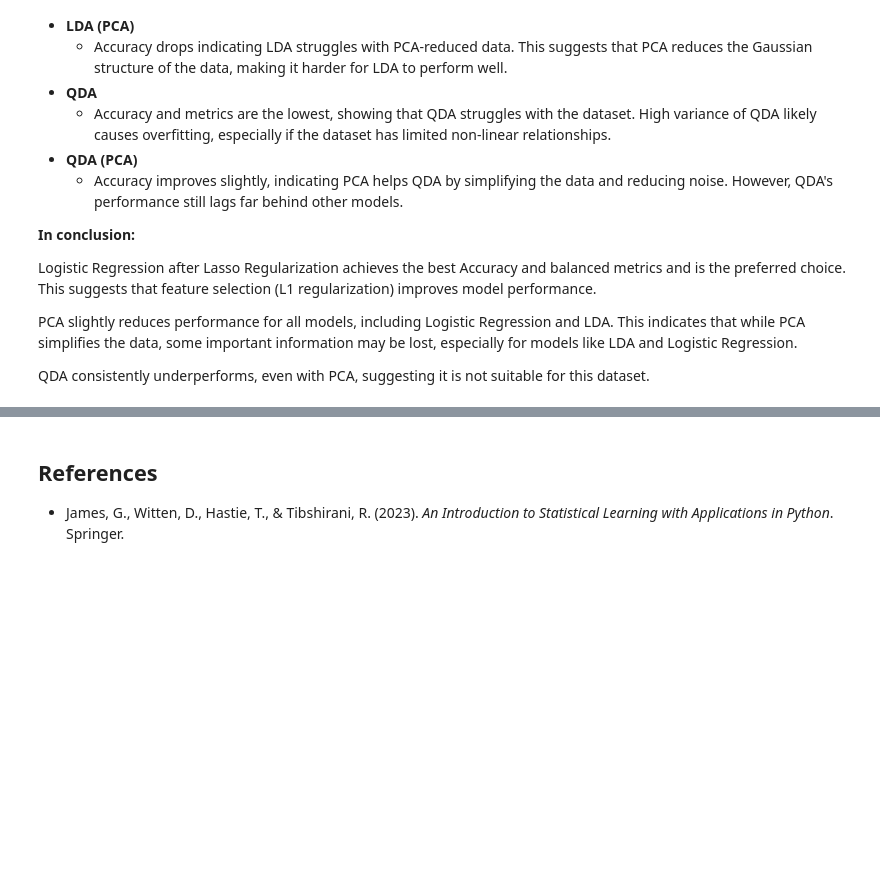
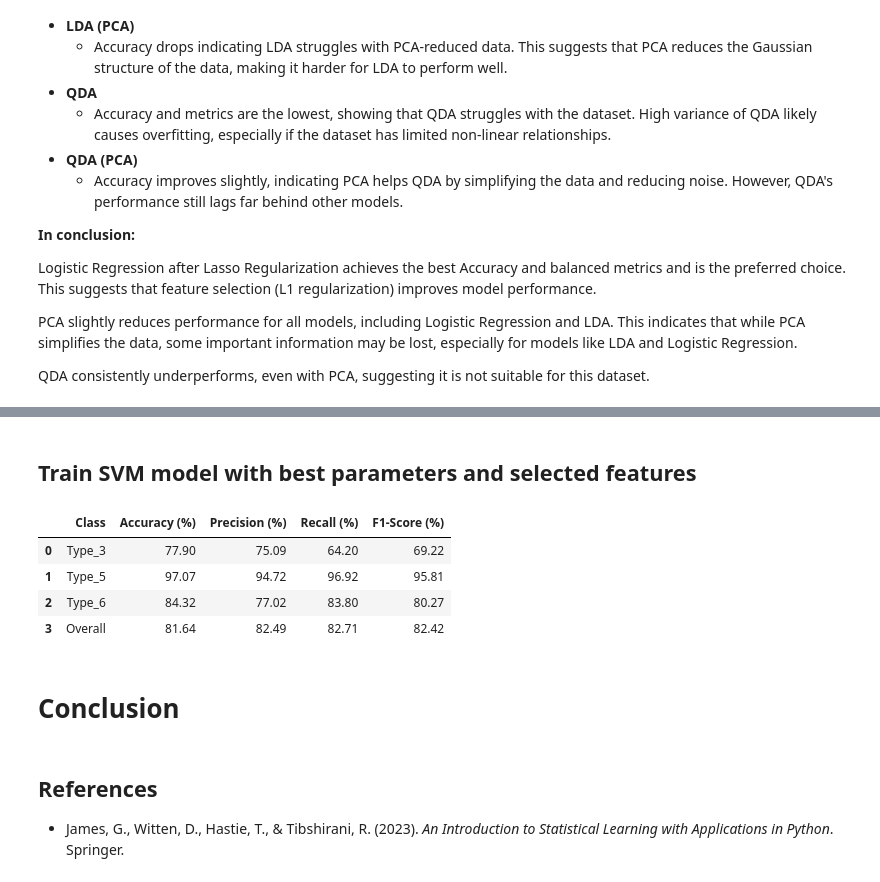
Before and after one commit to jorgemartins1986/APRAU_1050497_1050532, a Jupyter notebook: assignment.ipynb, the cells around one changed output, grey strips where cells are left out. Saved outputs shown, nothing was run; the diff lists cells and outputs as text; code cells hidden in the pictures; blank space fills up the shorter version.

```diff
--- a/assignment.ipynb
+++ b/assignment.ipynb
@@ -1874,0 +2157,19 @@ QDA consistently underperforms, even with PCA, suggesting it is not suitable for
+# %%
+# Initialize environment and agent with more suitable parameters
+env_svm = FeatureSelectionEnv(X_selected, y_rl, model_choice='svm')
+agent_svm = QLearningAgent(n_features=X_selected.shape[1], alpha=0.1, gamma=0.90, epsilon=0.2)
+
+# Train the agent with more episodes and print progress less frequently
+print("Training agent...")
+best_reward_svm, best_features_svm = train_agent(env_svm, agent_svm, episodes=1000, patience=100)
+
+print("\nTraining completed!")
+print(f"Best reward achieved: {best_reward_svm}")
+print(f"Selected features: {best_features_svm}")
+
+# If you want to see the importance of the selected features
+if best_features_svm:
+	selected_feature_names = [X_encoded.columns[i] for i in best_features_svm]
+	print("\nSelected feature names:")
+	for i, name in enumerate(selected_feature_names):
+		print(f"{i+1}. {name}")
@@ -1875,3 +2194,62 @@ QDA consistently underperforms, even with PCA, suggesting it is not suitable for
+# %% [markdown]
+## Train SVM model with best parameters and selected features
+# %%
+# Extract the best features from the dataset
+X_best_features = X_selected[:, best_features_svm]
+
+# Split the data into train and test sets with 80%/20% distribution
+X_train_best, X_test_best, y_train_best, y_test_best = train_test_split(X_best_features, y_rl, test_size=0.2, random_state=42, stratify=y_rl)
+
+# Initialize the SVM classifier with the best hyperparameters found earlier
+svm_best = SVC(
+    probability=True,
+    C=10,
+    gamma='scale',
+    kernel='rbf',
+    random_state=42
+)
+
+# Train the model
+svm_best.fit(X_train_best, y_train_best)
+
+# Predict the vegetation type for the test data
+y_pred_svm_best = svm_best.predict(X_test_best)
+
+# Evaluate the model
+accuracy_svm_best = balanced_accuracy_score(y_test_best, y_pred_svm_best)
+report_svm_best = classification_report(y_test_best, y_pred_svm_best, target_names=label_encoder_rl.classes_, output_dict=True)
+
+# Display results in a table
+results_svm_best = pd.DataFrame({
+    'Class': label_encoder_rl.classes_,
+    'Accuracy (%)': [
+        balanced_accuracy_score(y_test_best == i, y_pred_svm_best == i) * 100
+        for i in range(len(label_encoder_rl.classes_))
+    ],
+    'Precision (%)': [round(report_svm_best[cls]['precision'] * 100, 2) for cls in label_encoder_rl.classes_],
+    'Recall (%)': [round(report_svm_best[cls]['recall'] * 100, 2) for cls in label_encoder_rl.classes_],
+    'F1-Score (%)': [round(report_svm_best[cls]['f1-score'] * 100, 2) for cls in label_encoder_rl.classes_]
+})
+
+# Add overall metrics
+results_overall_svm_best = pd.DataFrame({
+    'Class': ['Overall'],
+    'Accuracy (%)': [accuracy_svm_best * 100],
+    'Precision (%)': [report_svm_best['weighted avg']['precision'] * 100],
+    'Recall (%)': [report_svm_best['weighted avg']['recall'] * 100],
+    'F1-Score (%)': [report_svm_best['weighted avg']['f1-score'] * 100]
+})
+
+results_svm_best = pd.concat([results_svm_best, results_overall_svm_best], ignore_index=True)
+display(results_svm_best.round(2))
+# %% [output]
+|  | Class | Accuracy (%) | Precision (%) | Recall (%) | F1-Score (%) |
+| 0 | Type_3 | 77.90 | 75.09 | 64.20 | 69.22 |
+| 1 | Type_5 | 97.07 | 94.72 | 96.92 | 95.81 |
+| 2 | Type_6 | 84.32 | 77.02 | 83.80 | 80.27 |
+| 3 | Overall | 81.64 | 82.49 | 82.71 | 82.42 |
+# %% [markdown]
+# Conclusion
 # %% [markdown]
 ## References
 - James, G., Witten, D., Hastie, T., & Tibshirani, R. (2023). *An Introduction to Statistical Learning with Applications in Python*. Springer.
```
Also changed, not shown: parts of 15 cells of this notebook.
